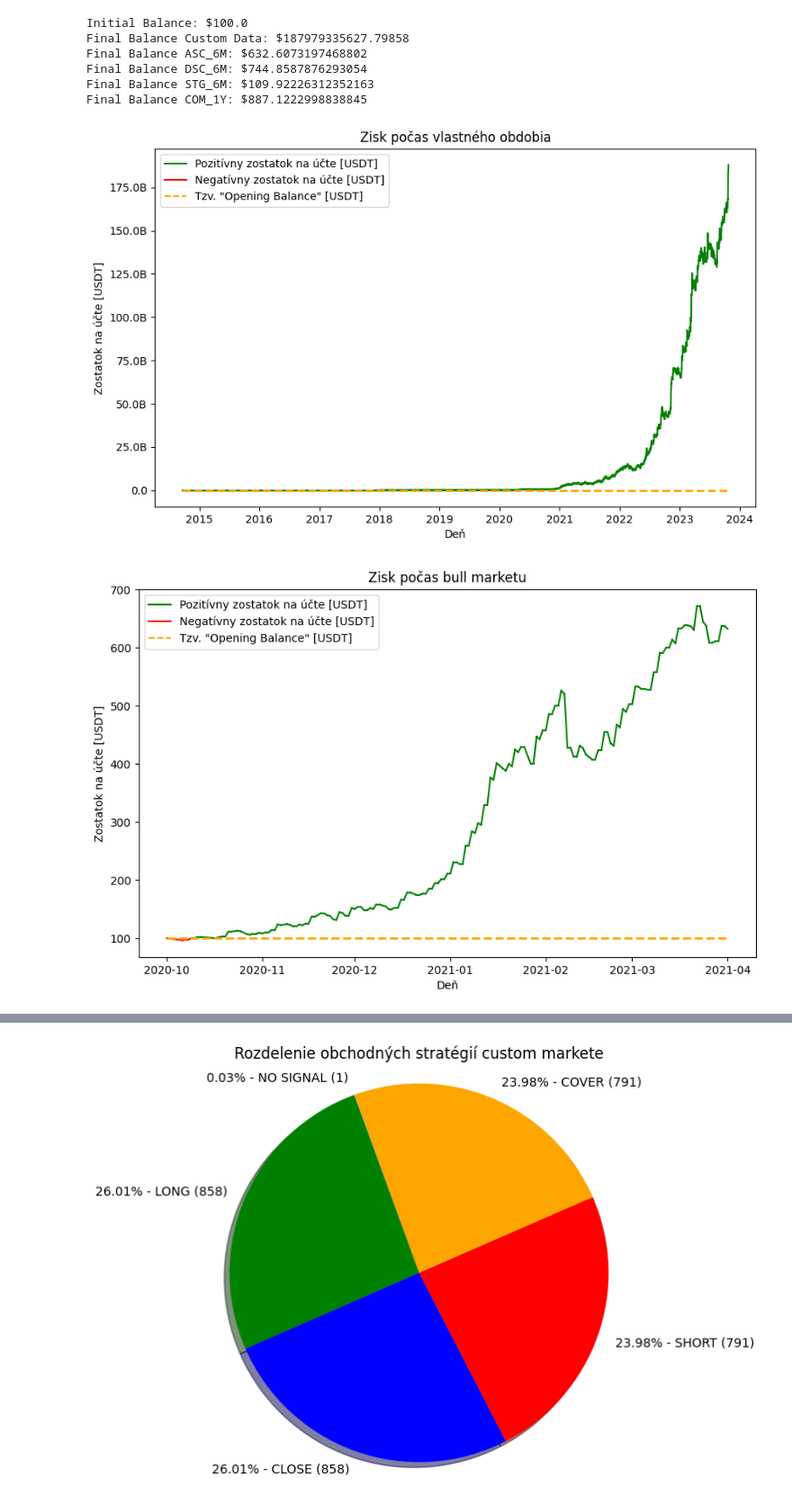
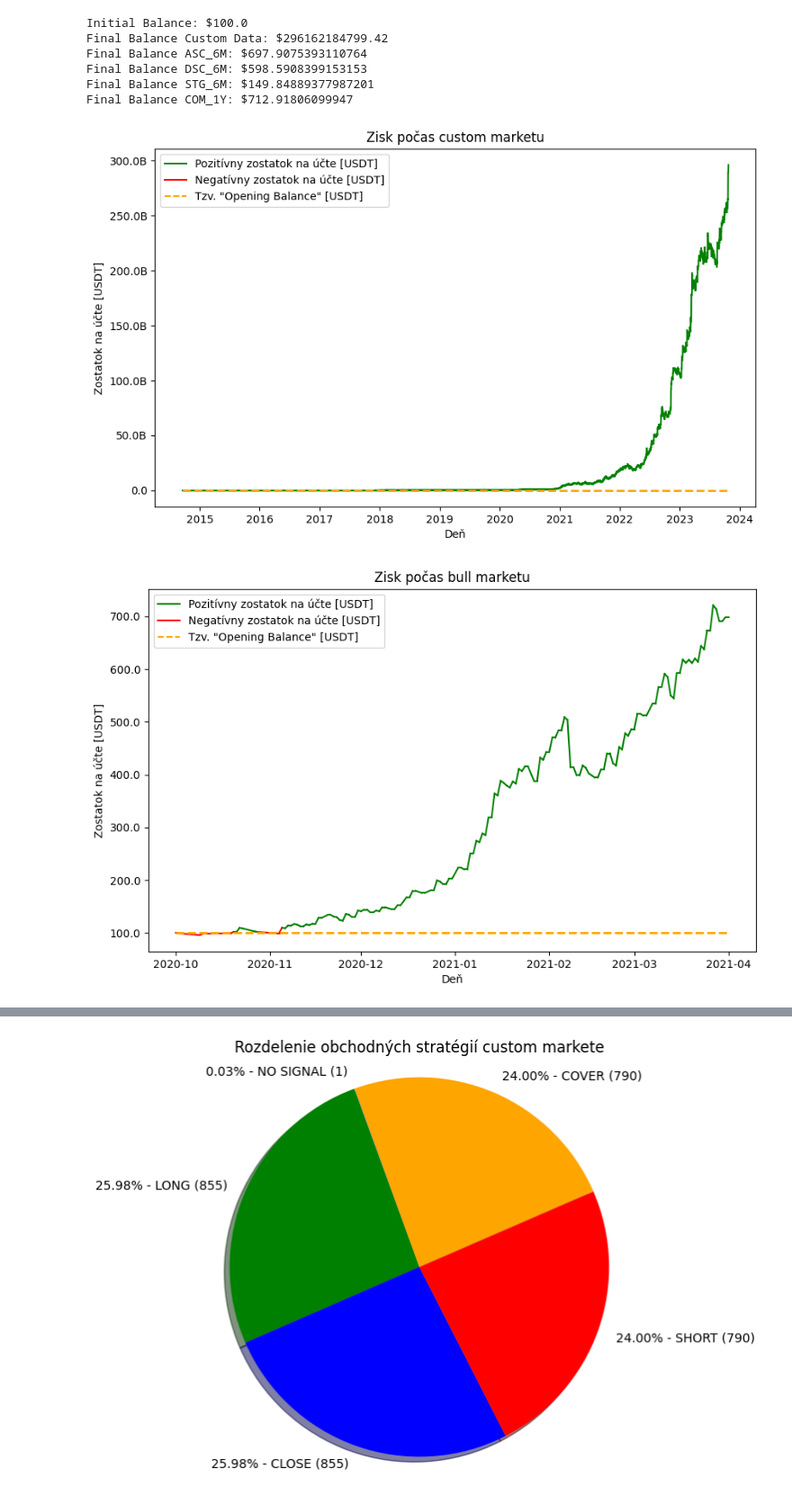
Before and after one commit to paki-valdi-9/dp_automated_trading, a Jupyter notebook: Trading bots/trading_bot_2.ipynb, the cells around one changed output, grey strips where cells are left out. Shown at 90% size. Drawn from its saved outputs; the diff is of its cells as text; code cells hidden in the pictures.

Commit message:
feat: trading bot 1,2 corrections

```diff
--- a/Trading bots/trading_bot_2.ipynb
+++ b/Trading bots/trading_bot_2.ipynb
@@ -244,14 +244,14 @@ def trading_bot_2(balance, data, fee_percent, target_profit):
 # %%
 print(f"Initial Balance: ${initial_balance}")
 
-final_balance, trades = trading_bot_2(balance, filtered_df, 1, profit_percent)
+final_balance, trades = trading_bot_2(initial_balance, filtered_df, 1, profit_percent)
 print(f"Final Balance Custom Data: ${final_balance}")
 trades_df = pd.DataFrame(trades, columns=['unix', 'date', 'trade', 'price', 'open', 'high', 'low', 'close', 'balance'])
 trades_df['date'] = pd.to_datetime(trades_df['date'])
 trades_df['date'] = trades_df['date'].apply(lambda x: x.strftime('%Y-%m-%d %H:%M:%S'))
 df = trades_df
 
-final_balance_tb1, trades_asc = trading_bot_2(balance, filtered_df_ascending_6month, 1, profit_percent)
+final_balance_tb1, trades_asc = trading_bot_2(initial_balance, filtered_df_ascending_6month, 1, profit_percent)
 print(f"Final Balance ASC_6M: ${final_balance_tb1}")
 trades_df = pd.DataFrame(trades_asc, columns=['unix', 'date', 'trade', 'price', 'open', 'high', 'low', 'close', 'balance'])
 trades_df['date'] = pd.to_datetime(trades_df['date'])
@@ -259,7 +259,7 @@ trades_df['date'] = trades_df['date'].apply(lambda x: x.strftime('%Y-%m-%d %H:%M
 trades_df.to_csv('btcusd_trend_tb2_trades.csv', index=False)
 df_asc = trades_df
 
-final_balance_tb2, trades_dsc = trading_bot_2(balance, filtered_df_descending_6month, 1, profit_percent)
+final_balance_tb2, trades_dsc = trading_bot_2(initial_balance, filtered_df_descending_6month, 1, profit_percent)
 print(f"Final Balance DSC_6M: ${final_balance_tb2}")
 trades_df = pd.DataFrame(trades_dsc, columns=['unix', 'date', 'trade', 'price', 'open', 'high', 'low', 'close', 'balance'])
 trades_df['date'] = pd.to_datetime(trades_df['date'])
@@ -267,14 +267,14 @@ trades_df['date'] = trades_df['date'].apply(lambda x: x.strftime('%Y-%m-%d %H:%M
 trades_df.to_csv('btcusd_trend_tb2_dsc_trades.csv', index=False)
 df_dsc = trades_df
 
-final_balance_tb3, trades_stg = trading_bot_2(balance, filtered_df_stagnation_6month, 1, profit_percent)
+final_balance_tb3, trades_stg = trading_bot_2(initial_balance, filtered_df_stagnation_6month, 1, profit_percent)
 print(f"Final Balance STG_6M: ${final_balance_tb3}")
 trades_df = pd.DataFrame(trades_stg, columns=['unix', 'date', 'trade', 'price', 'open', 'high', 'low', 'close', 'balance'])
 trades_df['date'] = pd.to_datetime(trades_df['date'])
 trades_df['date'] = trades_df['date'].apply(lambda x: x.strftime('%Y-%m-%d %H:%M:%S'))
 df_stg = trades_df
 
-final_balance_tb4, trades_com = trading_bot_2(balance, filtered_df_combined_1year, 1, profit_percent)
+final_balance_tb4, trades_com = trading_bot_2(initial_balance, filtered_df_combined_1year, 1, profit_percent)
 print(f"Final Balance COM_1Y: ${final_balance_tb4}")
 trades_df = pd.DataFrame(trades_com, columns=['unix', 'date', 'trade', 'price', 'open', 'high', 'low', 'close', 'balance'])
 trades_df['date'] = pd.to_datetime(trades_df['date'])
@@ -282,11 +282,11 @@ trades_df['date'] = trades_df['date'].apply(lambda x: x.strftime('%Y-%m-%d %H:%M
 df_com = trades_df
 # %% [output]
 Initial Balance: $100.0
-Final Balance Custom Data: $187979335627.79858
-Final Balance ASC_6M: $632.6073197468802
-Final Balance DSC_6M: $744.8587876293054
-Final Balance STG_6M: $109.92226312352163
-Final Balance COM_1Y: $887.1222998838845
+Final Balance Custom Data: $296162184799.42
+Final Balance ASC_6M: $697.9075393110764
+Final Balance DSC_6M: $598.5908399153153
+Final Balance STG_6M: $149.84889377987201
+Final Balance COM_1Y: $712.91806099947
 # %%
 import matplotlib.pyplot as plt
 from matplotlib.lines import Line2D
@@ -297,35 +297,35 @@ def format_yaxis(value, pos):
         val_str = '{:1.1f}B'.format(value * 1e-9)
     elif value >= 1e6:
         val_str = '{:1.1f}M'.format(value * 1e-6)
     elif value >= 1e3:
         val_str = '{:1.1f}K'.format(value * 1e-3)
     else:
         val_str = str(value)
     return val_str
 
 plt.figure(figsize=(10, 6))
 for i in range(1, len(df['date'])):
     if df['balance'][i-1] >= initial_balance and df['balance'][i] >= initial_balance:
         plt.plot([pd.to_datetime(df['date'][i-1]), pd.to_datetime(df['date'][i])],
                  [df['balance'][i-1], df['balance'][i]], color='green')
     else:
         plt.plot([pd.to_datetime(df['date'][i-1]), pd.to_datetime(df['date'][i])],
                  [df['balance'][i-1], df['balance'][i]], color='red')
 
 plt.plot([pd.to_datetime(df['date'][0]), pd.to_datetime(df['date'][len(df['date'])-1])], [initial_balance, initial_balance], color='orange', linestyle='dashed', linewidth=2, label='Zostatok na účte [USDT]')
 
 legend_elements = [Line2D([0], [0], color='green', label='Pozitívny zostatok na účte [USDT]'),
                    Line2D([0], [0], color='red', label='Negatívny zostatok na účte [USDT]'),
                    Line2D([0], [0], color='orange', linestyle='dashed', label='Tzv. "Opening Balance" [USDT]')]
 
 plt.legend(handles=legend_elements)
-plt.title('Zisk počas vlastného obdobia')
+plt.title('Zisk počas custom marketu')
 plt.xlabel('Deň')
 plt.ylabel('Zostatok na účte [USDT]')
 plt.gca().yaxis.set_major_formatter(FuncFormatter(format_yaxis))
 plt.show()
 # %% [output]
-[figure, old version]
+[figure, new version]
 # %%
 plt.figure(figsize=(10, 6))
 for i in range(1, len(df_asc['date'])):
@@ -349,7 +349,7 @@ plt.ylabel('Zostatok na účte [USDT]')
 plt.gca().yaxis.set_major_formatter(FuncFormatter(format_yaxis))
 plt.show()
 # %% [output]
-[figure, old version]
+[figure, new version]
 # %%
 plt.figure(figsize=(10, 6))
 for i in range(1, len(df_dsc['date'])):
```
Also changed, not shown: parts of 18 cells of this notebook.
